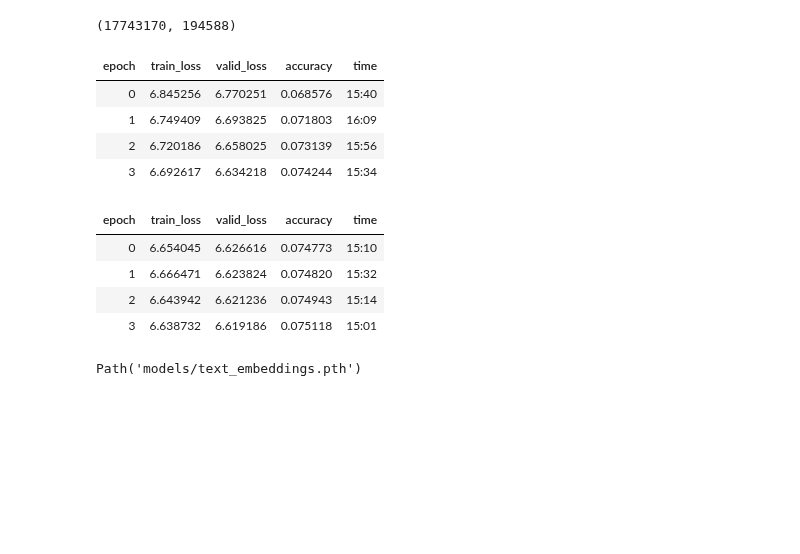
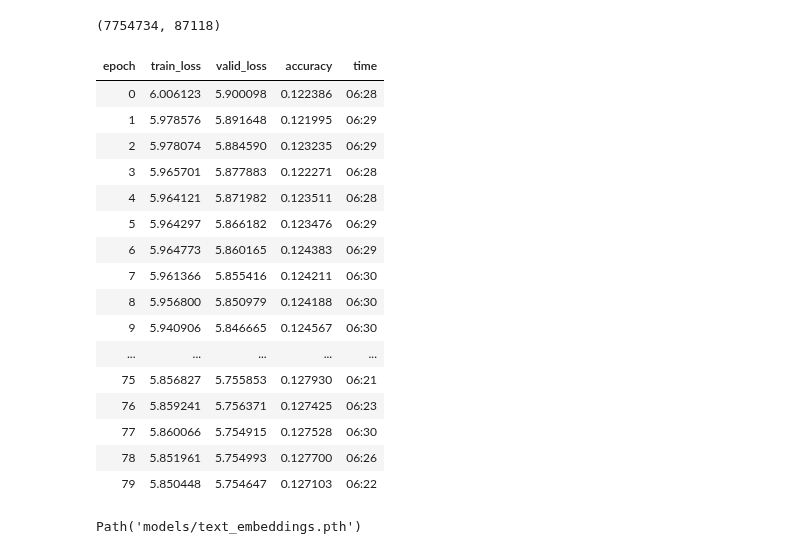
Before and after one commit to earthspecies/audio-embeddings, a Jupyter notebook: 10_train_and_evaluate_simple_text_embeddings.ipynb, the cells around one changed output. Cells and saved outputs as stored; diff of their text form; code cells hidden in the pictures; blank space fills up the shorter version.

```diff
--- a/10_train_and_evaluate_simple_text_embeddings.ipynb
+++ b/10_train_and_evaluate_simple_text_embeddings.ipynb
@@ -20,0 +30,4 @@ Wall time: 33.1 s
+# %%
+df = df[df.distance_from_target == 1]
+df = df[(~df.target_word.isna() & ~df.source_word.isna())]
+df.reset_index(inplace=True, drop=True)
@@ -63,7 +102,7 @@ valid_ds = Dataset(valid_examples)
 # %%
 len(train_ds), len(valid_ds)
 # %% [output]
-(17743170, 194588)
+(7754734, 87118)
 # %%
 BS = 2048
 LR = 1e-3
@@ -85,21 +124,25 @@ class Model(Module):
 # %%
 learn = Learner(dls.cuda(), Model().cuda(), loss_func=CrossEntropyLossFlat(), lr=1e-3, opt_func=Adam, metrics=[accuracy])
 # %%
-learn.fit(4, lr=1e-3)
+learn.fit(80, lr=1e-3)
 # %% [output]
 | epoch | train_loss | valid_loss | accuracy | time |
-| 0 | 6.845256 | 6.770251 | 0.068576 | 15:40 |
-| 1 | 6.749409 | 6.693825 | 0.071803 | 16:09 |
-| 2 | 6.720186 | 6.658025 | 0.073139 | 15:56 |
-| 3 | 6.692617 | 6.634218 | 0.074244 | 15:34 |
+| 0 | 6.006123 | 5.900098 | 0.122386 | 06:28 |
+| 1 | 5.978576 | 5.891648 | 0.121995 | 06:29 |
+| 2 | 5.978074 | 5.884590 | 0.123235 | 06:29 |
+| 3 | 5.965701 | 5.877883 | 0.122271 | 06:28 |
+| 4 | 5.964121 | 5.871982 | 0.123511 | 06:28 |
+| 5 | 5.964297 | 5.866182 | 0.123476 | 06:29 |
+| 6 | 5.964773 | 5.860165 | 0.124383 | 06:29 |
+| 7 | 5.961366 | 5.855416 | 0.124211 | 06:30 |
+| 8 | 5.956800 | 5.850979 | 0.124188 | 06:30 |
+| 9 | 5.940906 | 5.846665 | 0.124567 | 06:30 |
+| ... | ... | ... | ... | ... |
+| 75 | 5.856827 | 5.755853 | 0.127930 | 06:21 |
+| 76 | 5.859241 | 5.756371 | 0.127425 | 06:23 |
+| 77 | 5.860066 | 5.754915 | 0.127528 | 06:30 |
+| 78 | 5.851961 | 5.754993 | 0.127700 | 06:26 |
+| 79 | 5.850448 | 5.754647 | 0.127103 | 06:22 |
-# %%
-learn.fit(4, lr=1e-4)
-# %% [output]
-| epoch | train_loss | valid_loss | accuracy | time |
-| 0 | 6.654045 | 6.626616 | 0.074773 | 15:10 |
-| 1 | 6.666471 | 6.623824 | 0.074820 | 15:32 |
-| 2 | 6.643942 | 6.621236 | 0.074943 | 15:14 |
-| 3 | 6.638732 | 6.619186 | 0.075118 | 15:01 |
 # %%
 learn.save('text_embeddings')
 # %% [output]
```
Also changed, not shown: parts of 11 cells of this notebook.
